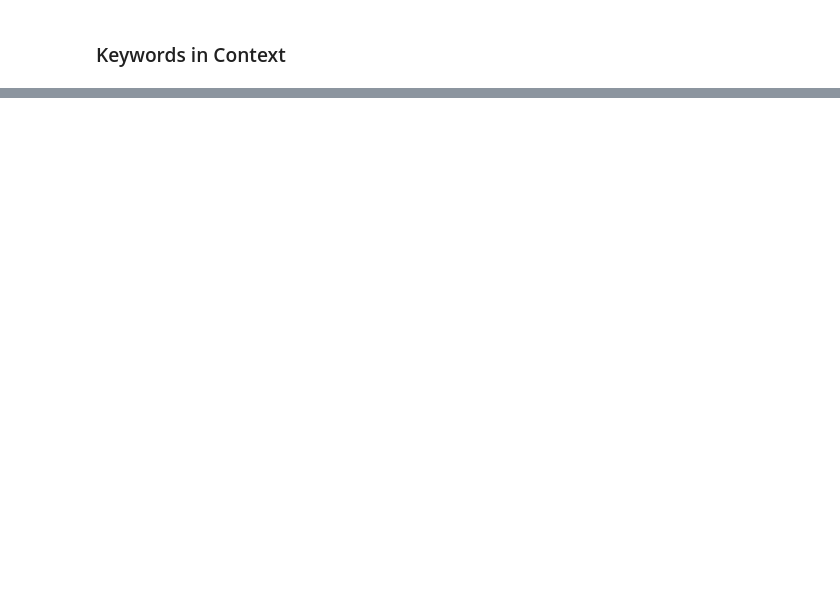
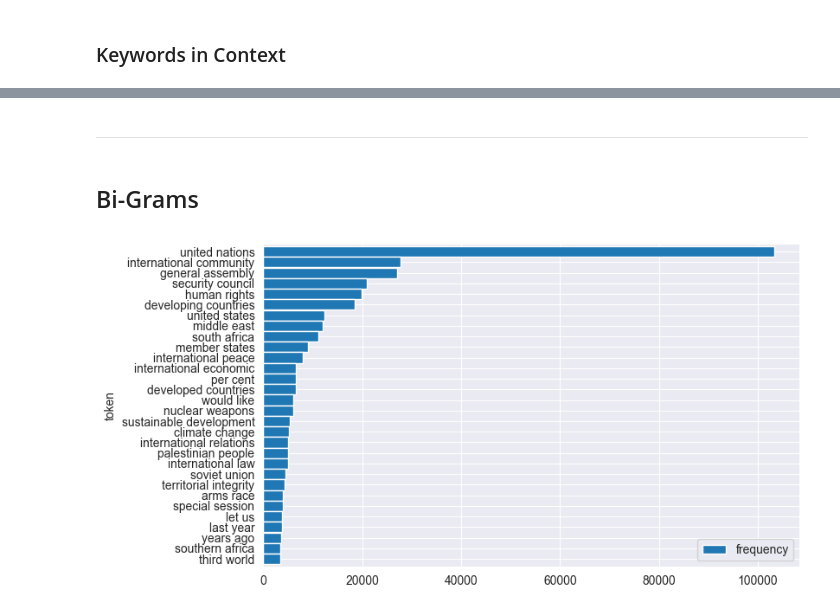
Before and after one commit to shane-kercheval/nlp-template, a Jupyter notebook: source/executables/text_eda.ipynb, the cells around one changed output, grey strips where cells are left out. Drawn from its saved outputs; the diff is of its cells as text; code cells hidden in the pictures; blank space fills up the shorter version.

```diff
--- a/source/executables/text_eda.ipynb
+++ b/source/executables/text_eda.ipynb
@@ -224,0 +322,17 @@ for x in contexts:
+# %% [markdown]
+---
+# %% [markdown]
+## Bi-Grams
+# %%
+tf_idf_df = tf_idf(
+    df=df,
+    tokens_column='bi_grams',
+    segment_columns = None,
+    min_frequency_corpus=20,
+    min_frequency_document=20,
+)
+# %%
+ax = tf_idf_df.sort_values(by='frequency', ascending=False).head(30)[['frequency']].plot(kind='barh', width=0.99)
+ax.invert_yaxis();
+# %% [output]
+[figure, added]
```
Also changed, not shown: parts of 37 cells of this notebook.
